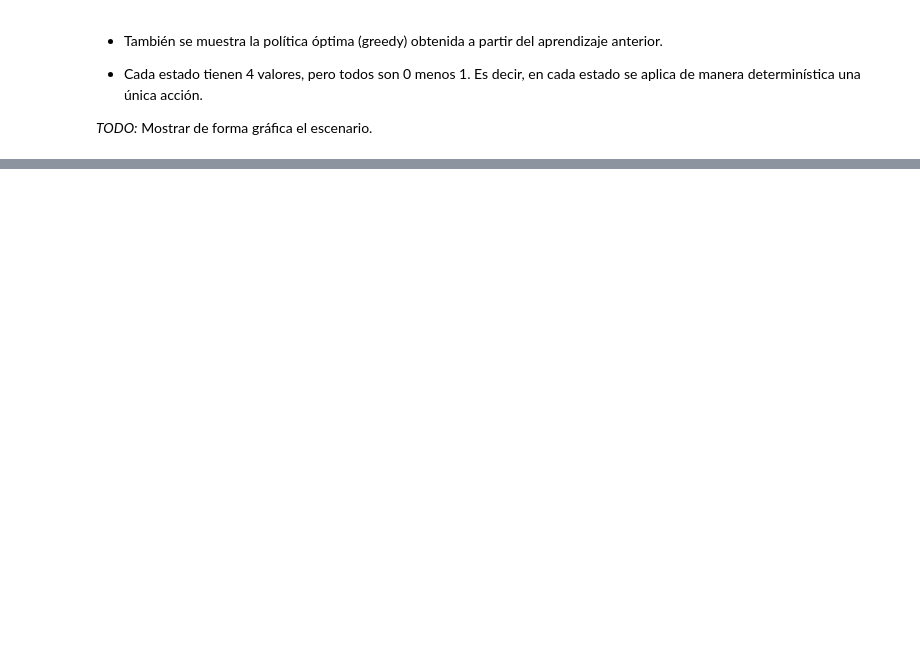
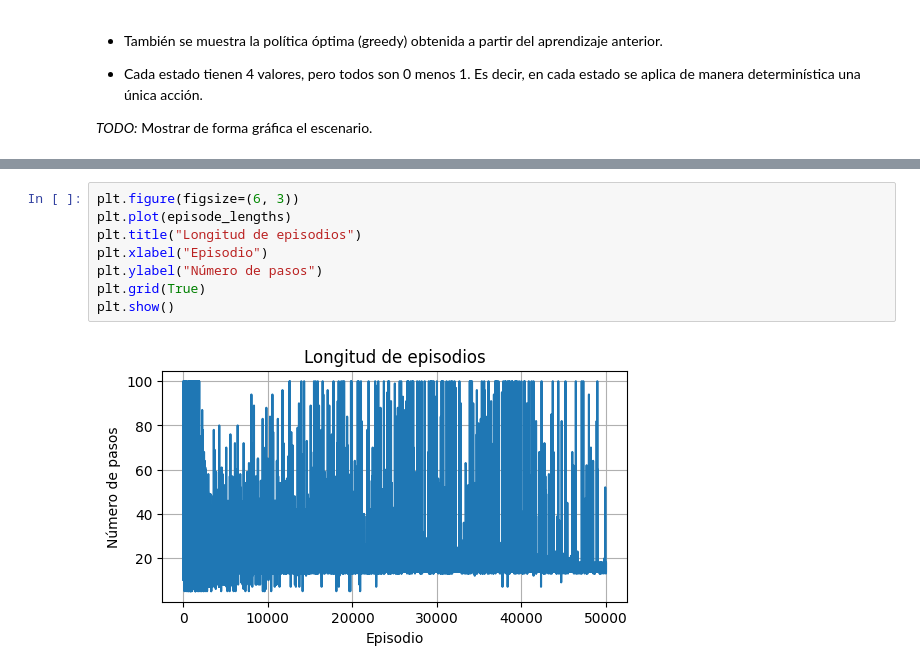
Before and after one commit to imchrisrueda/extML, a Jupyter notebook: entornos_complejos/A_MonteCarloTodasLasVisitas.ipynb, the cells around one changed output, grey strips where cells are left out. Drawn from its saved outputs; the diff is of its cells as text; blank space fills up the shorter version.

```diff
--- a/entornos_complejos/A_MonteCarloTodasLasVisitas.ipynb
+++ b/entornos_complejos/A_MonteCarloTodasLasVisitas.ipynb
@@ -339,3 +418,13 @@ Valores Q para cada estado:
+# %%
+plt.figure(figsize=(6, 3))
+plt.plot(episode_lengths)
+plt.title("Longitud de episodios")
+plt.xlabel("Episodio")
+plt.ylabel("Número de pasos")
+plt.grid(True)
+plt.show()
+# %% [output]
+[figure, added]
 # %%
 # @title Política final
 LEFT, DOWN, RIGHT, UP = 0,1,2,3
```
Also changed, not shown: parts of 20 cells of this notebook, 1 other file.
